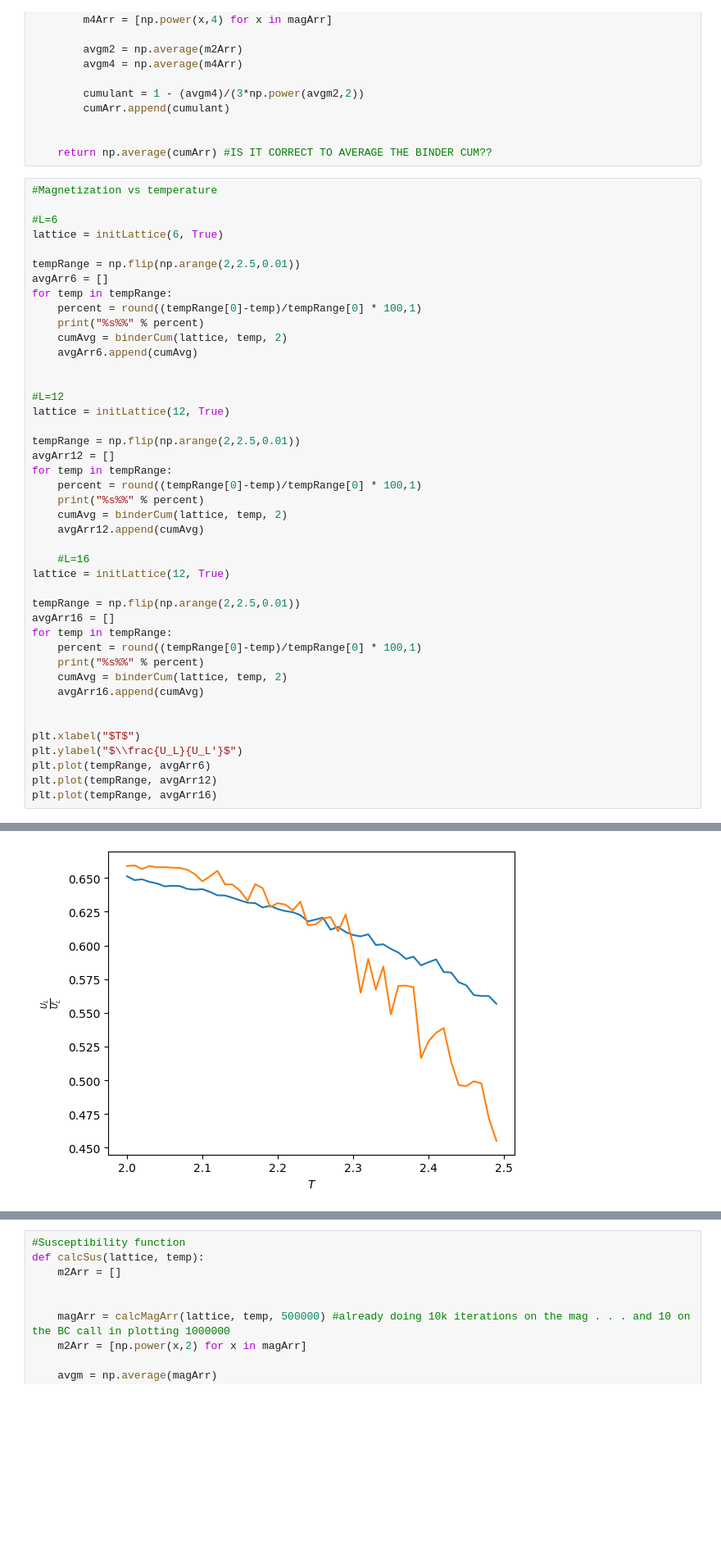
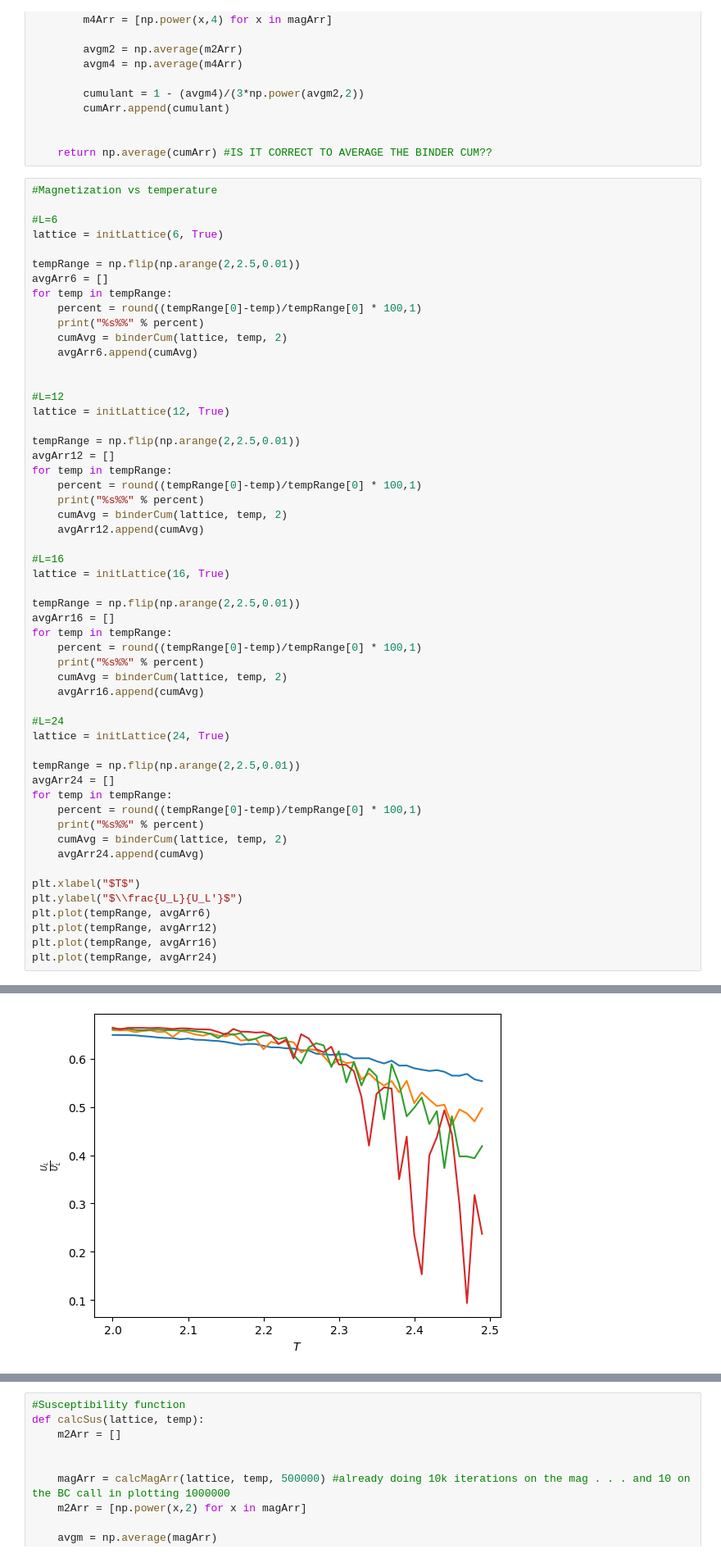
Before and after one commit to noahchanoah/thesis, a Jupyter notebook: CaseCritTemp.ipynb, the cells around one changed output, grey strips where cells are left out. Shown: that part at 82% size. Cells and saved outputs as stored; diff of their text form; blank space fills up the shorter version.

```diff
--- a/CaseCritTemp.ipynb
+++ b/CaseCritTemp.ipynb
@@ -243,8 +243,8 @@ for temp in tempRange:
     cumAvg = binderCum(lattice, temp, 2)
     avgArr12.append(cumAvg)
 
-    #L=16
-lattice = initLattice(12, True)
+#L=16
+lattice = initLattice(16, True)
 
 tempRange = np.flip(np.arange(2,2.5,0.01))
 avgArr16 = []
@@ -254,12 +254,23 @@ for temp in tempRange:
     cumAvg = binderCum(lattice, temp, 2)
     avgArr16.append(cumAvg)
 
+#L=24
+lattice = initLattice(24, True)
+
+tempRange = np.flip(np.arange(2,2.5,0.01))
+avgArr24 = []
+for temp in tempRange:
+    percent = round((tempRange[0]-temp)/tempRange[0] * 100,1)
+    print("%s%%" % percent)
+    cumAvg = binderCum(lattice, temp, 2)
+    avgArr24.append(cumAvg)
 
 plt.xlabel("$T$")
 plt.ylabel("$\\frac{U_L}{U_L'}$")
 plt.plot(tempRange, avgArr6)
 plt.plot(tempRange, avgArr12)
 plt.plot(tempRange, avgArr16)
+plt.plot(tempRange, avgArr24)
 # %% [output]
 0.0%
 0.4%
@@ -277,6 +288,6 @@ plt.plot(tempRange, avgArr16)
 18.5%
 18.9%
 19.3%
 19.7%
 [<matplotlib.lines.Line2D at 0x...>]
-[figure, old version]
+[figure, new version]
```
Also changed, not shown: parts of 5 cells of this notebook.
